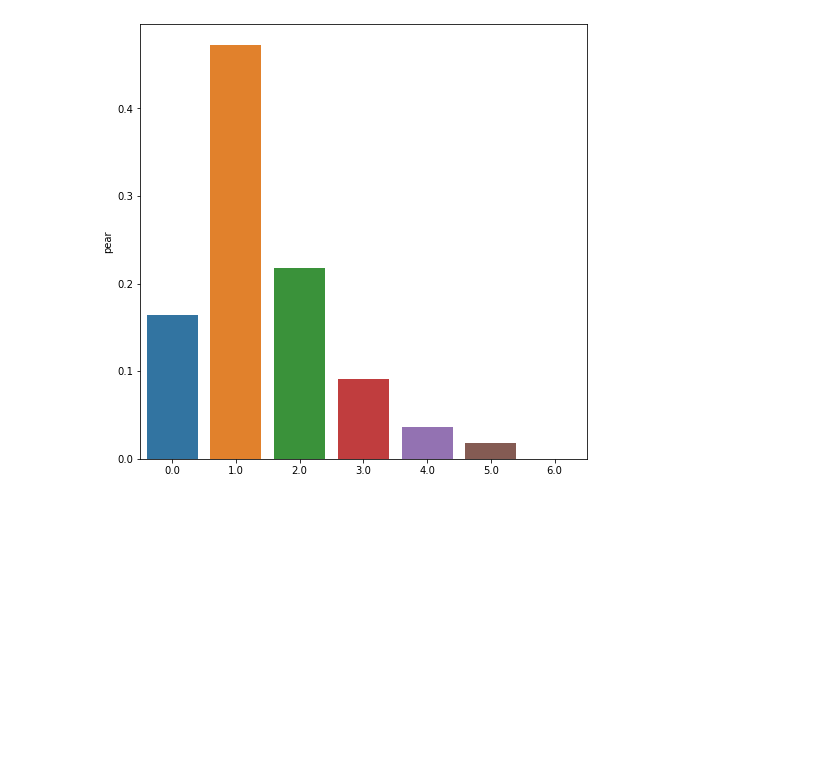
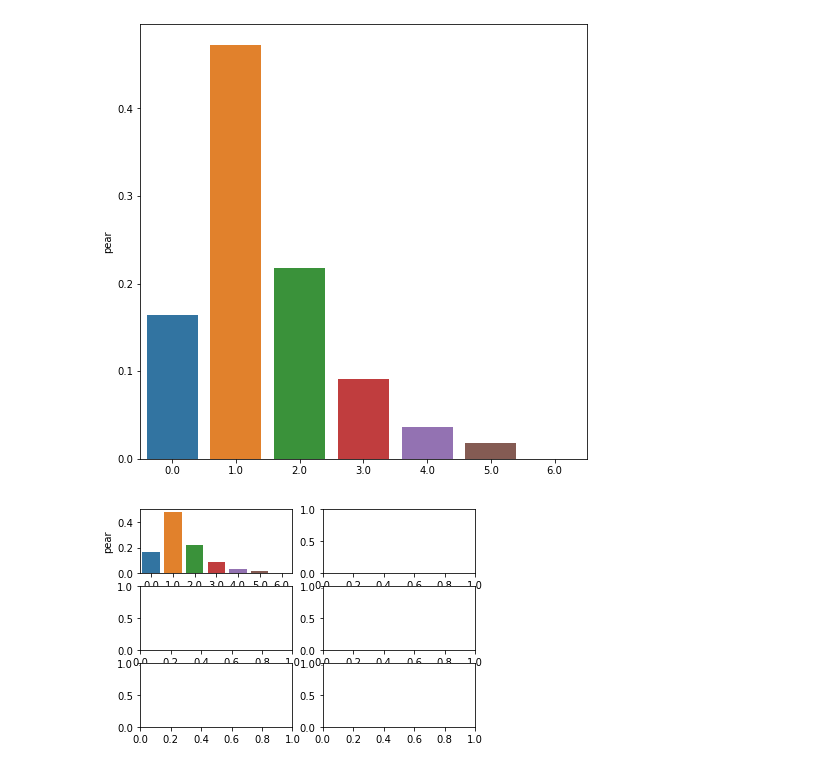
Before and after one commit to wonderbug2020/Data_Snacks, a Jupyter notebook: Data_Retrival/Data_view.ipynb, the cells around one changed output. Saved outputs shown, nothing was run; the diff lists cells and outputs as text; code cells hidden in the pictures; blank space fills up the shorter version.

Commit message:
chore: started making the subplots for graphing the fruits

```diff
--- a/Data_Retrival/Data_view.ipynb
+++ b/Data_Retrival/Data_view.ipynb
@@ -115,3 +115,12 @@ plt.figure(figsize=(8,8))
 sns.barplot(x=val_counts.index,y=val_counts.pear);
 # %% [output]
 [figure]
+# %%
+fig, axes = plt.subplots(3,2)
+sns.barplot(x=val_counts.index,y=val_counts.pear,ax=axes[0,0]);
+sns.barplot(x=val_counts.index,y=val_counts.pear,ax=axes[0,0]);
+sns.barplot(x=val_counts.index,y=val_counts.pear,ax=axes[0,0]);
+sns.barplot(x=val_counts.index,y=val_counts.pear,ax=axes[0,0]);
+sns.barplot(x=val_counts.index,y=val_counts.pear,ax=axes[0,0]);
+# %% [output]
+[figure, added]
```
